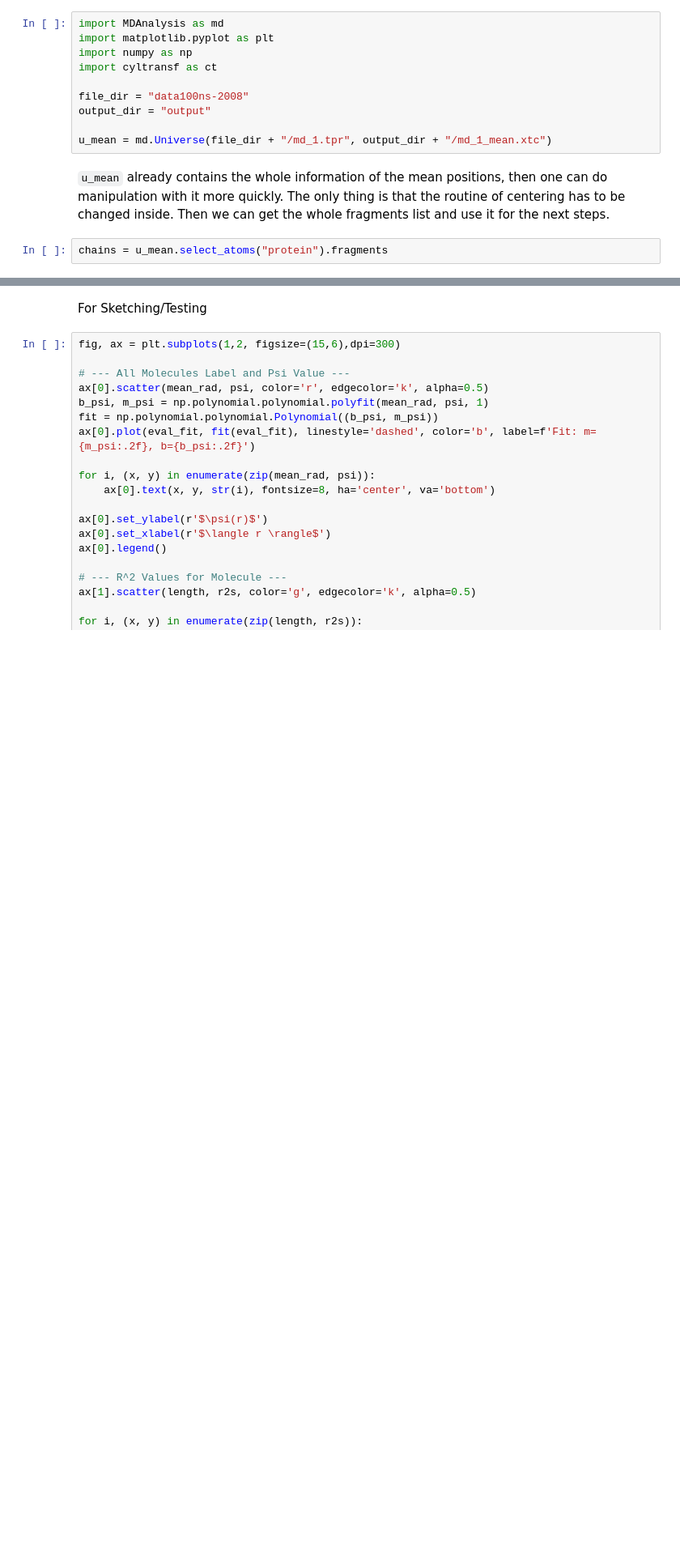
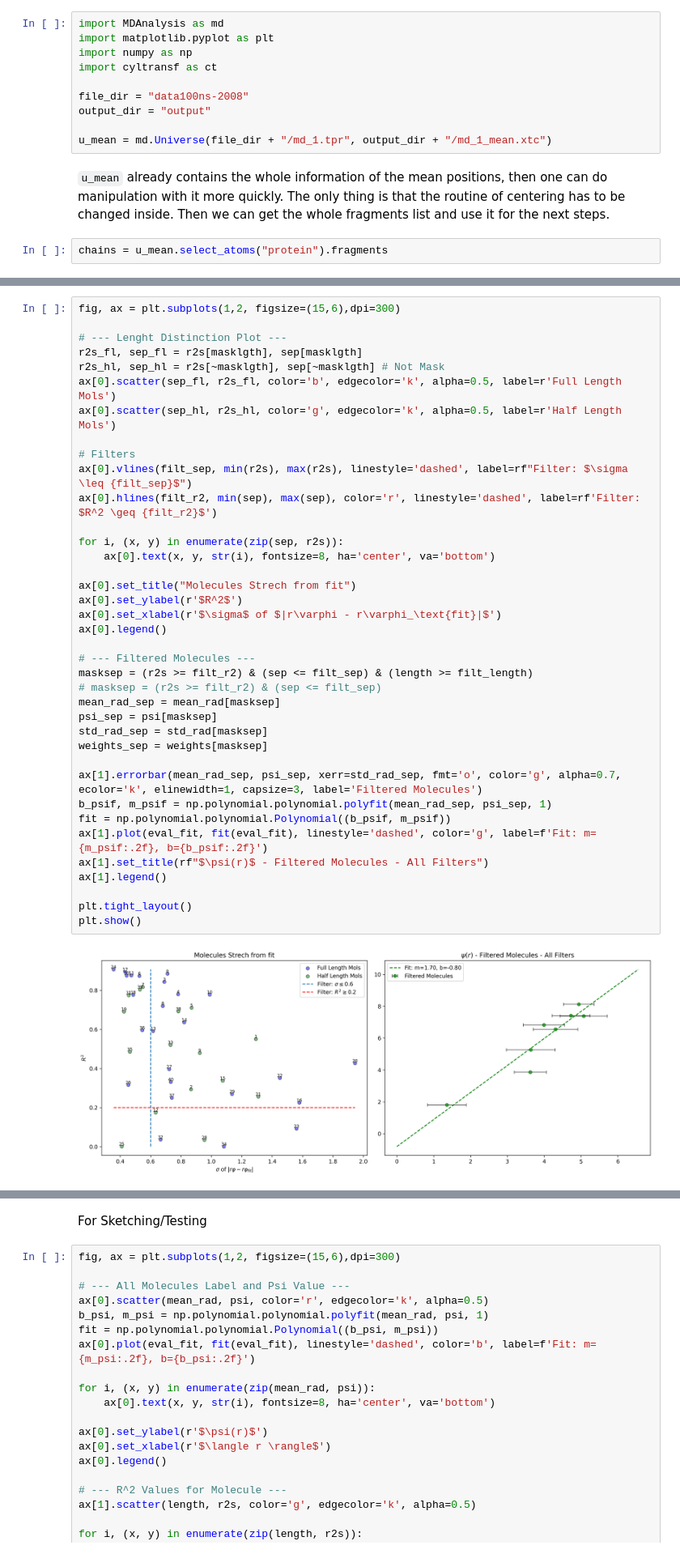
Before and after one commit to eminotre24/Collagen-Project, a Jupyter notebook: MD-Analysis/Twist-Analysis/analysism-2908.ipynb, the cells around one changed output, grey strips where cells are left out. Shown at 81% size. Saved outputs shown, nothing was run; the diff lists cells and outputs as text; blank space fills up the shorter version.

```diff
--- a/MD-Analysis/Twist-Analysis/analysism-2908.ipynb
+++ b/MD-Analysis/Twist-Analysis/analysism-2908.ipynb
@@ -92 +103,41 @@ plt.show()
+# %%
+fig, ax = plt.subplots(1,2, figsize=(15,6),dpi=300)
+
+# --- Lenght Distinction Plot ---
+r2s_fl, sep_fl = r2s[masklgth], sep[masklgth]
+r2s_hl, sep_hl = r2s[~masklgth], sep[~masklgth] # Not Mask
+ax[0].scatter(sep_fl, r2s_fl, color='b', edgecolor='k', alpha=0.5, label=r'Full Length Mols')
+ax[0].scatter(sep_hl, r2s_hl, color='g', edgecolor='k', alpha=0.5, label=r'Half Length Mols')
+
+# Filters
+ax[0].vlines(filt_sep, min(r2s), max(r2s), linestyle='dashed', label=rf"Filter: $\sigma \leq {filt_sep}$")
+ax[0].hlines(filt_r2, min(sep), max(sep), color='r', linestyle='dashed', label=rf'Filter: $R^2 \geq {filt_r2}$')
+
+for i, (x, y) in enumerate(zip(sep, r2s)):
+    ax[0].text(x, y, str(i), fontsize=8, ha='center', va='bottom')
+
+ax[0].set_title("Molecules Strech from fit")
+ax[0].set_ylabel(r'$R^2$')
+ax[0].set_xlabel(r'$\sigma$ of $|r\varphi - r\varphi_\text{fit}|$')
+ax[0].legend()
+
+# --- Filtered Molecules ---
+masksep = (r2s >= filt_r2) & (sep <= filt_sep) & (length >= filt_length)
+# masksep = (r2s >= filt_r2) & (sep <= filt_sep)
+mean_rad_sep = mean_rad[masksep]
+psi_sep = psi[masksep]
+std_rad_sep = std_rad[masksep]
+weights_sep = weights[masksep]
+
+ax[1].errorbar(mean_rad_sep, psi_sep, xerr=std_rad_sep, fmt='o', color='g', alpha=0.7, ecolor='k', elinewidth=1, capsize=3, label='Filtered Molecules')
+b_psif, m_psif = np.polynomial.polynomial.polyfit(mean_rad_sep, psi_sep, 1)
+fit = np.polynomial.polynomial.Polynomial((b_psif, m_psif))
+ax[1].plot(eval_fit, fit(eval_fit), linestyle='dashed', color='g', label=f'Fit: m={m_psif:.2f}, b={b_psif:.2f}')
+ax[1].set_title(rf"$\psi(r)$ - Filtered Molecules - All Filters")
+ax[1].legend()
+
+plt.tight_layout()
+plt.show()
+# %% [output]
+[figure, added]
 # %%
```
Also changed, not shown: parts of 5 cells of this notebook, 3 other files.
